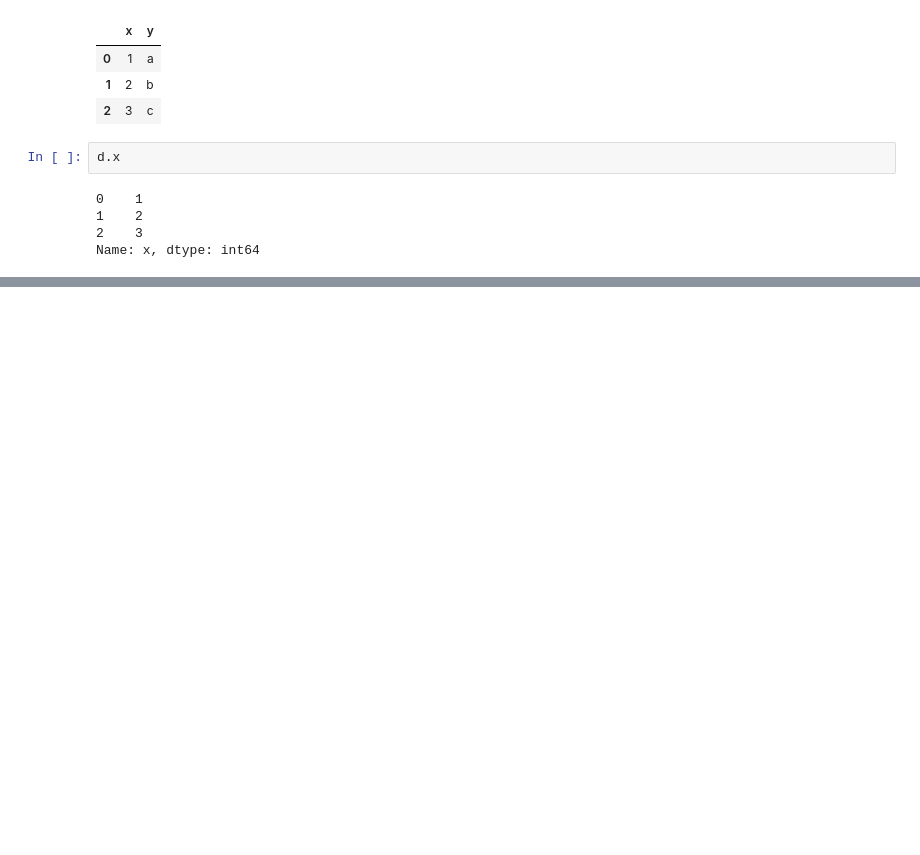
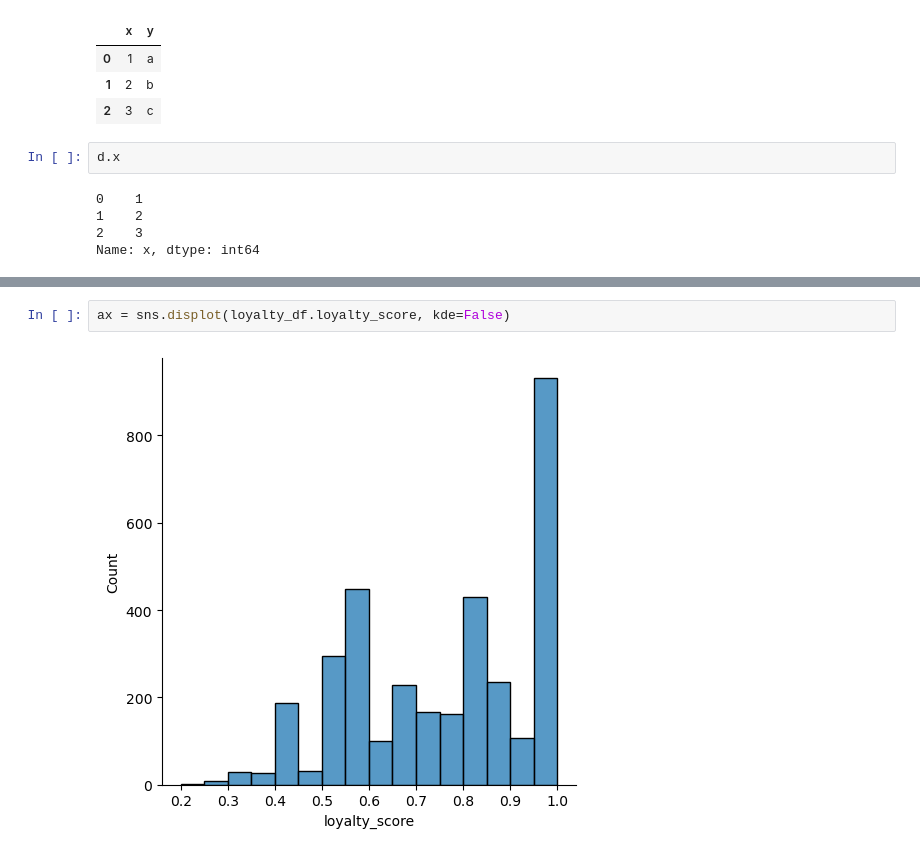
Before and after one commit to bugab0o/DA_trial_stepik_Karpov, a Jupyter notebook: draft_lectures.ipynb, the cells around one changed output, grey strips where cells are left out. Cells and saved outputs as stored; diff of their text form; blank space fills up the shorter version.

```diff
--- a/draft_lectures.ipynb
+++ b/draft_lectures.ipynb
@@ -442,0 +561,4 @@ Name: x, dtype: int64
+# %%
+ax = sns.displot(loyalty_df.loyalty_score, kde=False)
+# %% [output]
+[figure, added]
```
Also changed, not shown: parts of 20 cells of this notebook, 2 other files.
